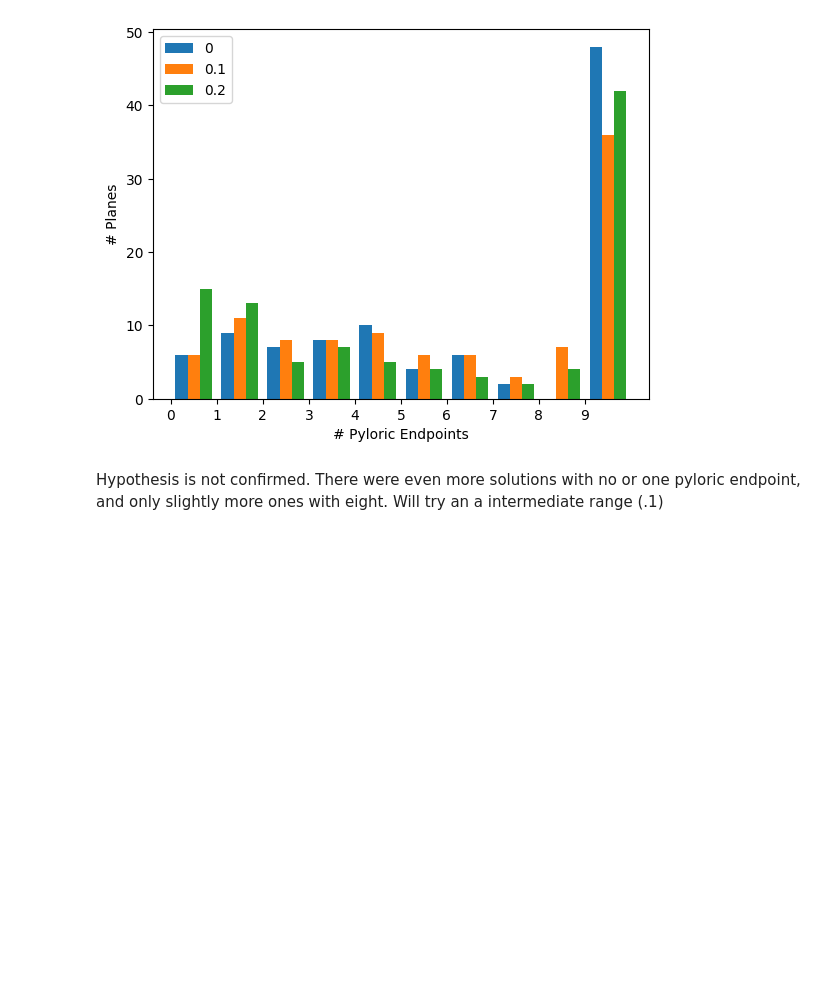
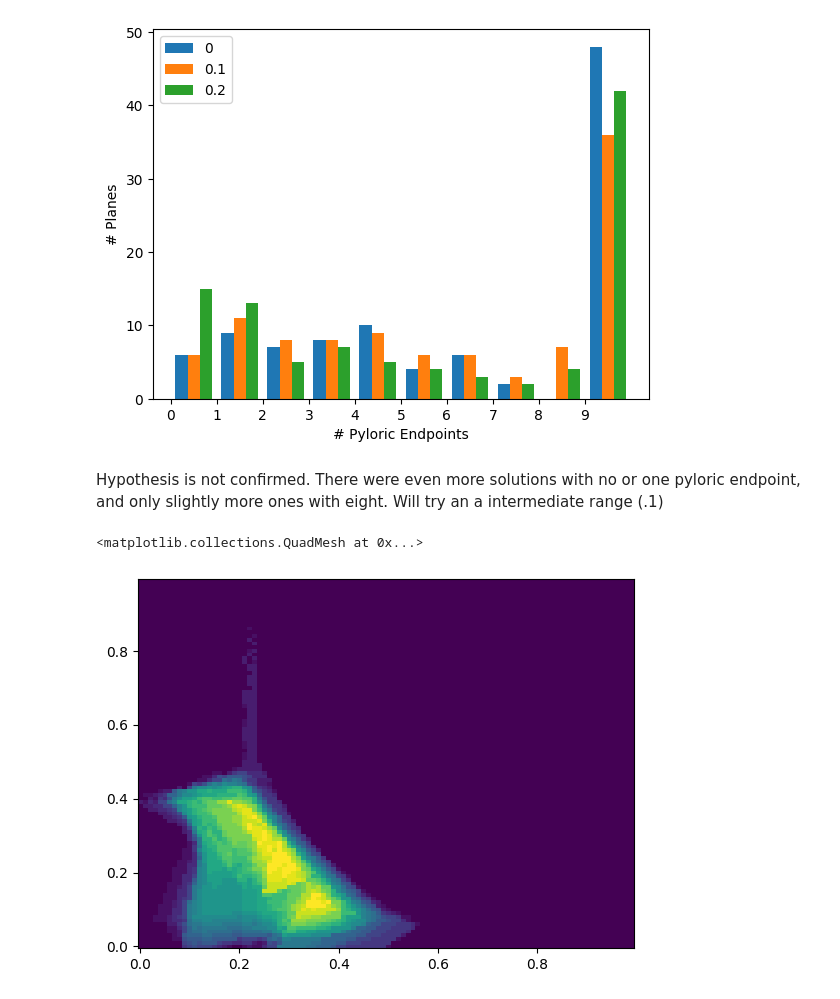
Before and after one commit to ljstolting/EvolvingHP, a Jupyter notebook: Cpp/HPparspaceanalysis.ipynb, the cells around one changed output. Cells and saved outputs as stored; diff of their text form; code cells hidden in the pictures; blank space fills up the shorter version.

```diff
--- a/Cpp/HPparspaceanalysis.ipynb
+++ b/Cpp/HPparspaceanalysis.ipynb
@@ -13,7 +13,7 @@ for i in range(len(HPparspaces)):
 # %%
 LBmin = 0
 LBmax = 1
-LBstep = .025
+LBstep = .01
 par1_res = np.arange(LBmin,LBmax,LBstep)
 par2_res = par1_res
 # %%
@@ -168,3 +168,14 @@ plt.show()
 [figure]
 # %% [markdown]
 Hypothesis is not confirmed. There were even more solutions with no or one pyloric endpoint, and only slightly more ones with eight. Will try an a intermediate range (.1)
+# %%
+#new rho version
+parspace_short = np.loadtxt('./Specifically Evolved HP mechanisms/Every Circuit/19/HPparslice_newrho.dat')
+parspace_short = parspace_short.swapaxes(0,1)
+parspace_long = np.loadtxt('./Specifically Evolved HP mechanisms/Every Circuit/19/HPparslice_newrho_long.dat')
+parspace_long = parspace_long.swapaxes(0,1)
+# %%
+plt.pcolormesh(par1_res[0:len(parspace_long[0])],par2_res,parspace_long)
+# %% [output]
+<matplotlib.collections.QuadMesh at 0x...>
+[figure, added]
```
Also changed, not shown: 5 other files.
